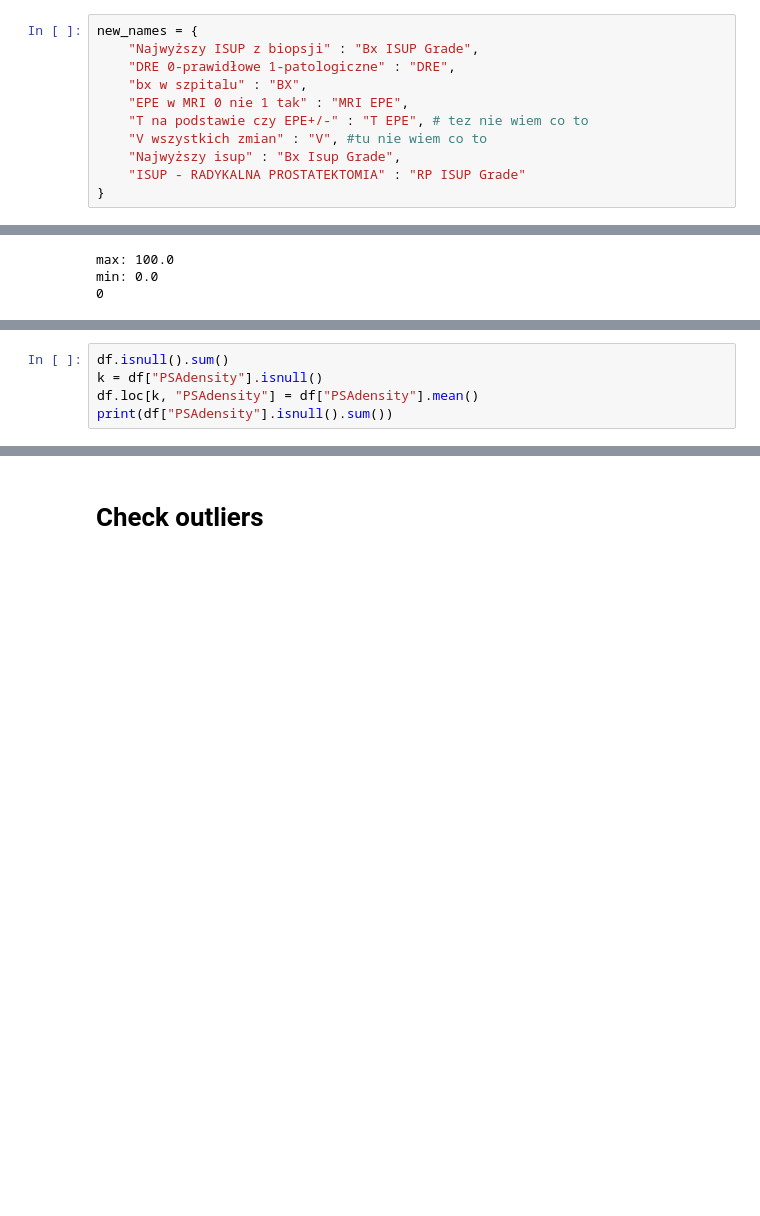
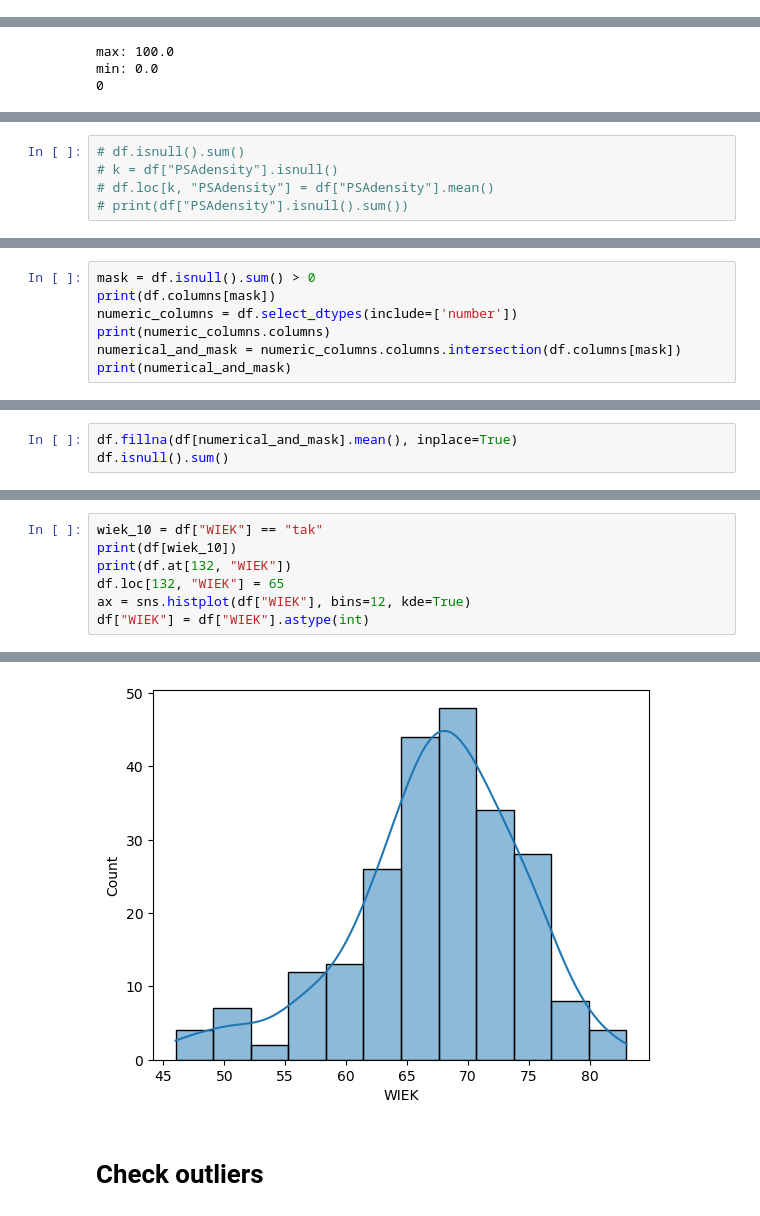
Before and after one commit to PiotrRenk/microscopic-epe-proj, a Jupyter notebook: notebooks/dataset_preprocessing_studenciaki.ipynb, the cells around one changed output, grey strips where cells are left out. Cells and saved outputs as stored; diff of their text form; blank space fills up the shorter version.

```diff
--- a/notebooks/dataset_preprocessing_studenciaki.ipynb
+++ b/notebooks/dataset_preprocessing_studenciaki.ipynb
@@ -114,17 +114,6 @@ df.drop(columns = ["ISUP - biopsja celowana (CEL)"])
 # ax = sns.countplot(x = "Kolumna1", data=df)
 # ax.bar_label(ax.containers[0])
 # plt.show()
-# %%
-new_names = {
-    "Najwyższy ISUP z biopsji" : "Bx ISUP Grade",
-    "DRE 0-prawidłowe 1-patologiczne" : "DRE",
-    "bx w szpitalu" : "BX",
-    "EPE w MRI 0 nie 1 tak" : "MRI EPE",
-    "T na podstawie czy EPE+/-" : "T EPE", # tez nie wiem co to
-    "V wszystkich zmian" : "V", #tu nie wiem co to
-    "Najwyższy isup" : "Bx Isup Grade",
-    "ISUP - RADYKALNA PROSTATEKTOMIA" : "RP ISUP Grade"
-}
 # %%
 df.rename(columns = new_names, inplace = True)
 # %% [markdown]
@@ -188,5 +175,5 @@ min: 0.0
 # %%
-df.isnull().sum()
-k = df["PSAdensity"].isnull()
-df.loc[k, "PSAdensity"] = df["PSAdensity"].mean()
-print(df["PSAdensity"].isnull().sum())
+# df.isnull().sum()
+# k = df["PSAdensity"].isnull()
+# df.loc[k, "PSAdensity"] = df["PSAdensity"].mean()
+# print(df["PSAdensity"].isnull().sum())
@@ -194,0 +180,7 @@ print(df["PSAdensity"].isnull().sum())
+# %%
+mask = df.isnull().sum() > 0
+print(df.columns[mask])
+numeric_columns = df.select_dtypes(include=['number'])
+print(numeric_columns.columns)
+numerical_and_mask = numeric_columns.columns.intersection(df.columns[mask])
+print(numerical_and_mask)
@@ -194,0 +205,3 @@ print(df["PSAdensity"].isnull().sum())
+# %%
+df.fillna(df[numerical_and_mask].mean(), inplace=True)
+df.isnull().sum()
@@ -194,0 +226,8 @@ print(df["PSAdensity"].isnull().sum())
+# %%
+wiek_10 = df["WIEK"] == "tak"
+print(df[wiek_10])
+print(df.at[132, "WIEK"])
+df.loc[132, "WIEK"] = 65
+ax = sns.histplot(df["WIEK"], bins=12, kde=True)
+df["WIEK"] = df["WIEK"].astype(int)
+# %% [output]
@@ -195,2 +254,3 @@ print(df["PSAdensity"].isnull().sum())
+[figure, added]
 # %% [markdown]
 # Check outliers
```
Also changed, not shown: parts of 13 cells of this notebook, 2 other files.
